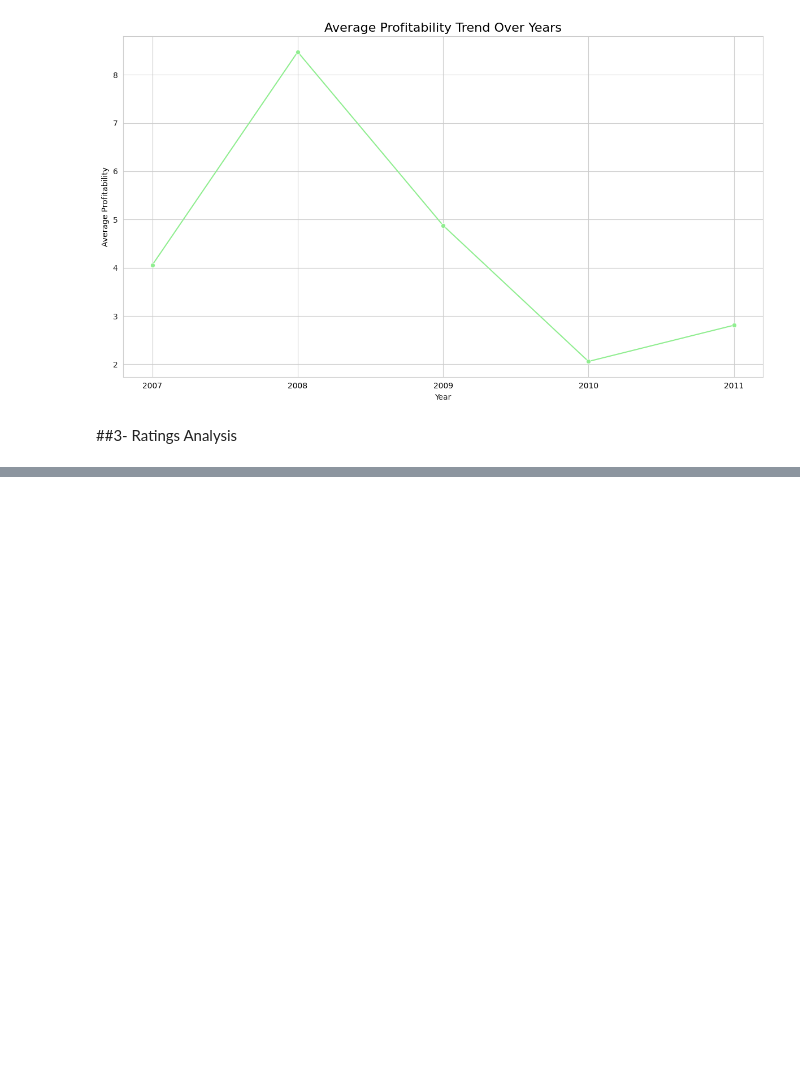
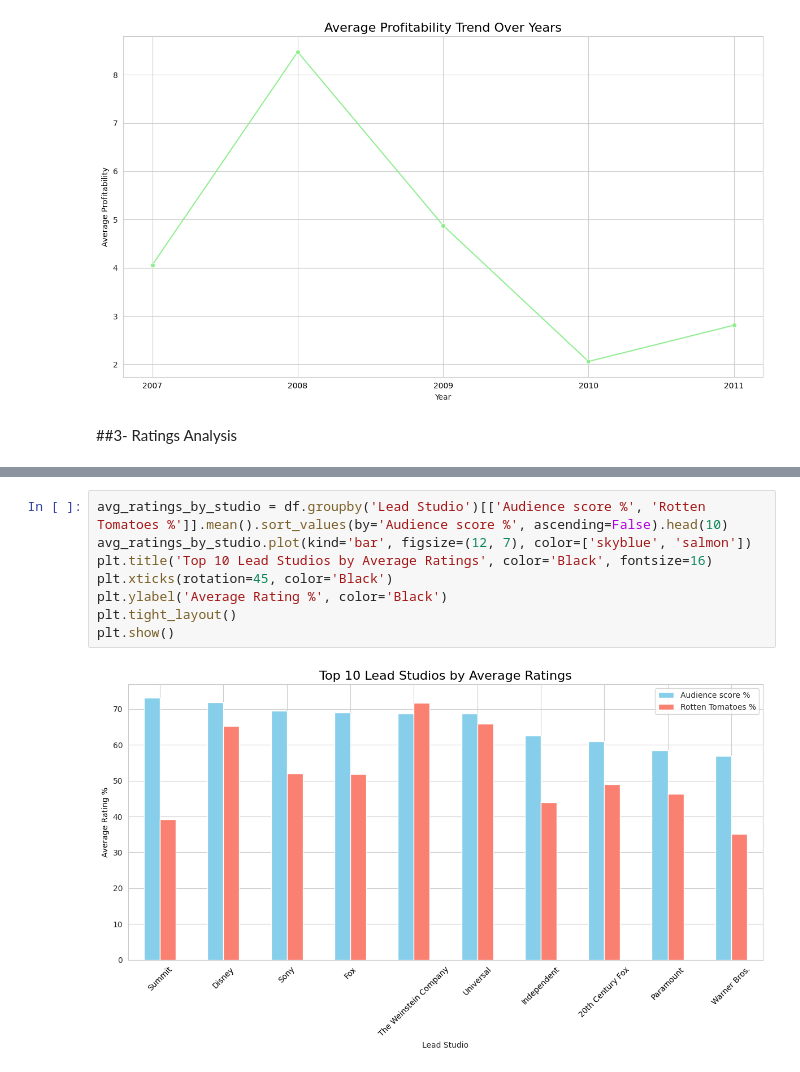
Before and after one commit to Mohamedsadek12/Movie-Dataset-Preprocessing, a Jupyter notebook: Movie_DataSet.ipynb, the cells around one changed output, grey strips where cells are left out. Saved outputs shown, nothing was run; the diff lists cells and outputs as text; blank space fills up the shorter version.

```diff
--- a/Movie_DataSet.ipynb
+++ b/Movie_DataSet.ipynb
@@ -237,0 +258,10 @@ plt.show()
+# %%
+avg_ratings_by_studio = df.groupby('Lead Studio')[['Audience score %', 'Rotten Tomatoes %']].mean().sort_values(by='Audience score %', ascending=False).head(10)
+avg_ratings_by_studio.plot(kind='bar', figsize=(12, 7), color=['skyblue', 'salmon'])
+plt.title('Top 10 Lead Studios by Average Ratings', color='Black', fontsize=16)
+plt.xticks(rotation=45, color='Black')
+plt.ylabel('Average Rating %', color='Black')
+plt.tight_layout()
+plt.show()
+# %% [output]
+[figure, added]
```
Also changed, not shown: parts of 16 cells of this notebook, 1 other file.
